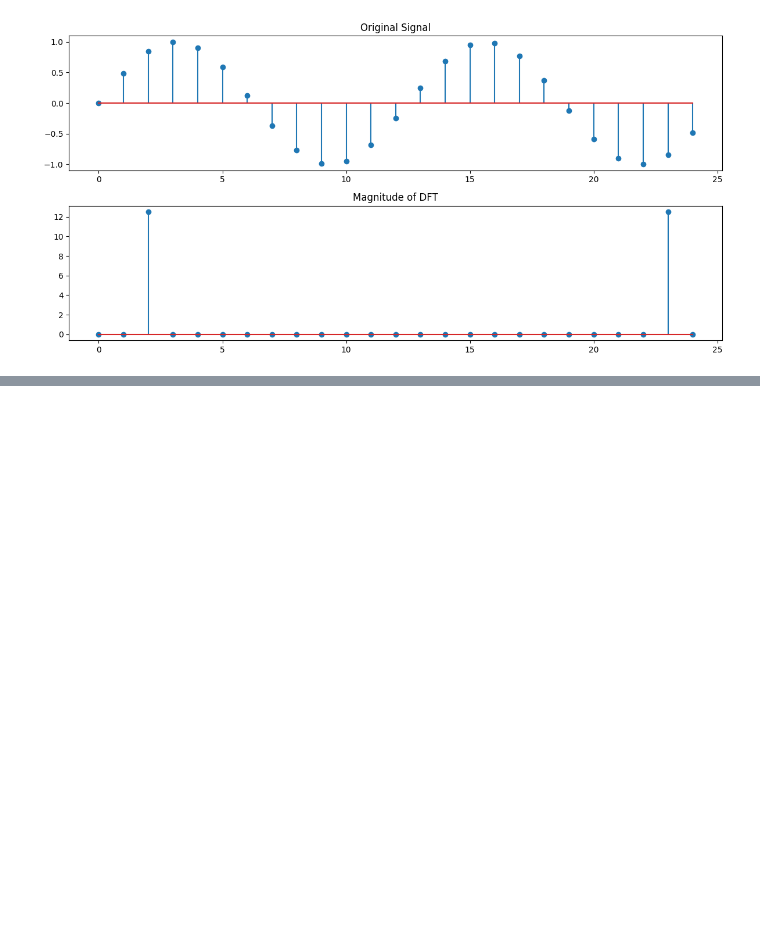
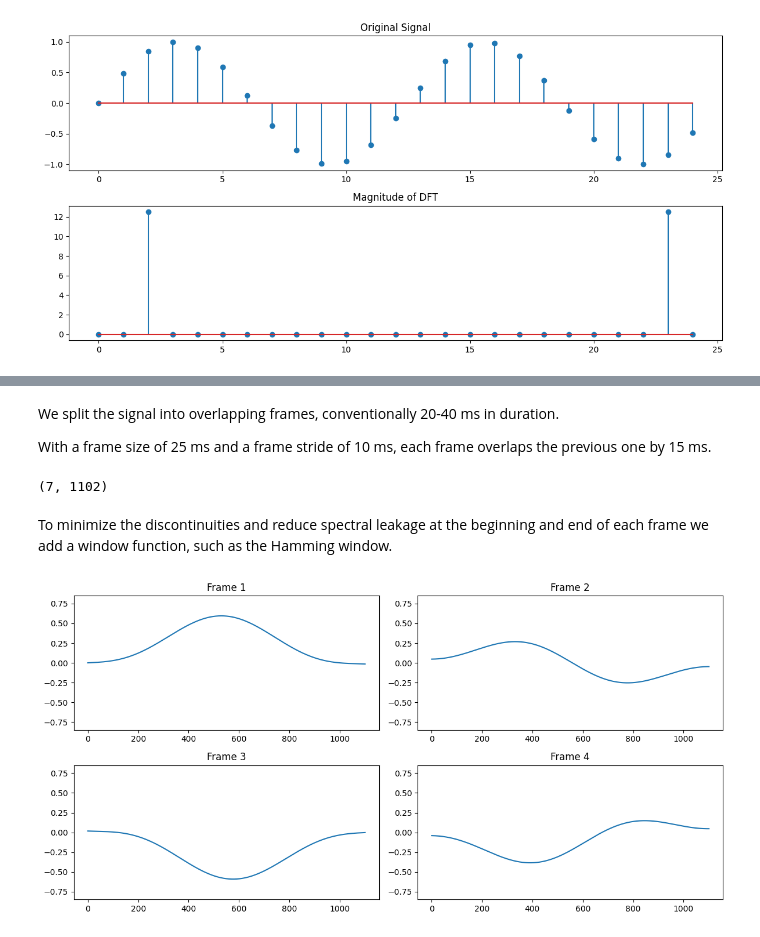
Before and after one commit to wlinds/SignalProcessing, a Jupyter notebook: dft_from_scratch.ipynb, the cells around one changed output, grey strips where cells are left out. Saved outputs shown, nothing was run; the diff lists cells and outputs as text; code cells hidden in the pictures; blank space fills up the shorter version.

```diff
--- a/dft_from_scratch.ipynb
+++ b/dft_from_scratch.ipynb
@@ -81,0 +182,41 @@ plt.show()
+# %%
+def framing(signal, sr, frame_size=0.025, frame_stride=0.01):
+    frame_length = int(round(frame_size * sr))
+    frame_step = int(round(frame_stride * sr))
+    signal_length = len(signal)
+    num_frames = int(np.ceil(float(np.abs(signal_length - frame_length)) / frame_step))
+
+    pad_signal_length = num_frames * frame_step + frame_length
+    z = np.zeros((pad_signal_length - signal_length))
+    pad_signal = np.append(signal, z)
+
+    indices = np.tile(np.arange(0, frame_length), (num_frames, 1)) + np.tile(np.arange(0, num_frames * frame_step, frame_step), (frame_length, 1)).T
+    frames = pad_signal[indices.astype(np.int32, copy=False)]
+    return frames
+# %% [markdown]
+We split the signal into overlapping frames, conventionally 20-40 ms in duration.
+
+With a frame size of 25 ms and a frame stride of 10 ms, each frame overlaps the previous one by 15 ms.
+# %%
+frames = framing(pre_emphasized, 44100)
+frames.shape
+# %% [output]
+(7, 1102)
+# %%
+def windowing(frames, frame_length):
+    return frames * np.hamming(frame_length)
+# %% [markdown]
+To minimize the discontinuities and reduce spectral leakage at the beginning and end of each frame we add a window function, such as the Hamming window.
+# %%
+windowed_frames = windowing(frames, frames.shape[1])
+
+plt.figure(figsize=(12, 6))
+for i in range(4):
+    plt.subplot(2, 2, i+1)
+    plt.plot(windowed_frames[i])
+    plt.ylim(-0.85, 0.85)
+    plt.title(f'Frame {i+1}')
+
+plt.tight_layout()
+# %% [output]
+[figure, added]
```
Also changed, not shown: parts of 27 cells of this notebook.
